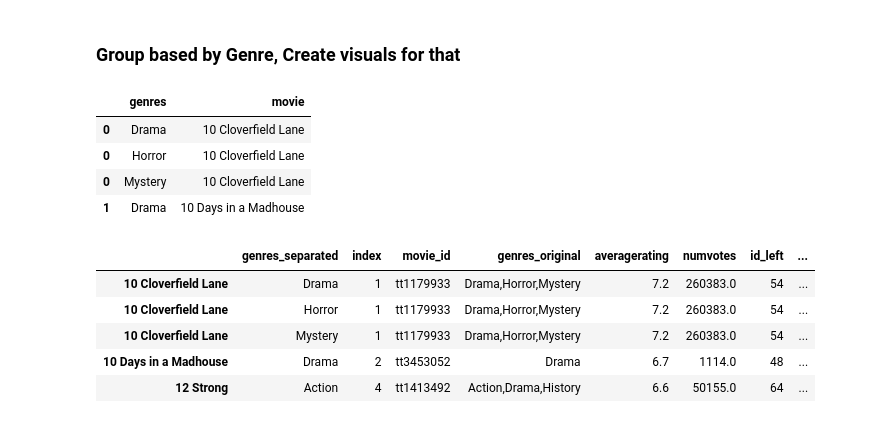
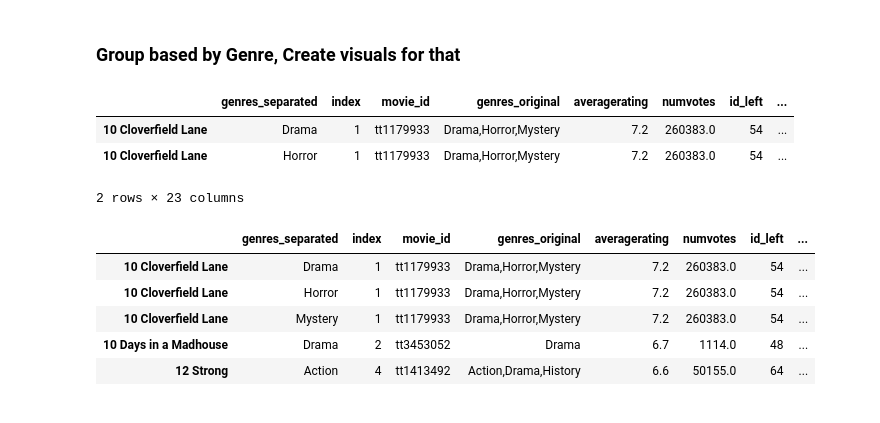
Before and after one commit to doriggs/Semester1Capstone, a Jupyter notebook: student.ipynb, the cells around one changed output. Saved outputs shown, nothing was run; the diff lists cells and outputs as text; code cells hidden in the pictures.

```diff
--- a/student.ipynb
+++ b/student.ipynb
@@ -113,9 +113,9 @@ imdb_df = imdb_df.reset_index()
 tn_movie_budgets_df = tn_movie_budgets_df.reset_index()
 imdb_tn_df = imdb_tn_df.reset_index()
 # Rename index -> primary_title
-imdb_tn_df.columns = ['primary_title', 'movie_id', 'genres', 'averagerating', 'numvotes', 'id',
-       'release_date', 'production_budget', 'domestic_gross',
-       'worldwide_gross']
+imdb_tn_df.columns = ['primary_title', 'movie_id', 'genres', 'averagerating',
+                      'numvotes', 'id', 'release_date', 'production_budget',
+                      'domestic_gross', 'worldwide_gross']
 # %%
 # Take a peek at the resulting table
 imdb_tn_df.head()
@@ -149,12 +149,6 @@ dtypes: float64(2), int64(1), object(7)
 memory usage: 298.2+ KB
 # %%
 # Convert $ strings to ints
-imdb_tn_df['production_budget'] = imdb_tn_df\
-                                        .production_budget\
-                                        .map(dollar_string_to_int)
-imdb_tn_df['domestic_gross'] = imdb_tn_df\
-                                        .domestic_gross\
-                                        .map(dollar_string_to_int)
-imdb_tn_df['worldwide_gross'] = imdb_tn_df\
-                                        .worldwide_gross\
-                                        .map(dollar_string_to_int)
+imdb_tn_df['production_budget'] = imdb_tn_df.production_budget.map(dollar_str_to_int)
+imdb_tn_df['domestic_gross'] = imdb_tn_df.domestic_gross.map(dollar_str_to_int)
+imdb_tn_df['worldwide_gross'] = imdb_tn_df.worldwide_gross.map(dollar_str_to_int)
@@ -172,17 +157,21 @@ imdb_tn_df.head()
 # language, to filter out non-english movies
 tmdb_movies_df = pd.read_csv('zippedData/tmdb.movies.csv.gz')
 # %%
+# Join our existing dataframe with the tmdb dataframe
 imdb_tn_df = imdb_tn_df.set_index('primary_title')
 tmdb_movies_df = tmdb_movies_df.set_index('title')
-imdb_tn_tmdb_df = imdb_tn_df.join(tmdb_movies_df, how='left', lsuffix='_left', rsuffix='_right')
+imdb_tn_tmdb_df = imdb_tn_df.join(tmdb_movies_df, how='left', lsuffix='_left',\
+                                  rsuffix='_right')
 imdb_tn_df = imdb_tn_df.reset_index()
 tmdb_movies_df = tmdb_movies_df.reset_index()
 imdb_tn_tmdb_df = imdb_tn_tmdb_df.reset_index()
-imdb_tn_tmdb_df.columns = ['primary_title', 'movie_id', 'genres', 'averagerating', 'numvotes', 'id_left',
-       'release_date_left', 'production_budget', 'domestic_gross',
-       'worldwide_gross', 'Unnamed: 0', 'genre_ids', 'id_right',
-       'original_language', 'original_title', 'popularity',
-       'release_date_right', 'vote_average', 'vote_count']
+imdb_tn_tmdb_df.columns = ['primary_title', 'movie_id', 'genres',
+                           'averagerating', 'numvotes', 'id_left',
+                           'release_date_left', 'production_budget',
+                           'domestic_gross', 'worldwide_gross', 'Unnamed: 0',
+                           'genre_ids', 'id_right', 'original_language',
+                           'original_title', 'popularity', 'release_date_right',
+                           'vote_average', 'vote_count']
 # %%
 # List info on the table
 imdb_tn_tmdb_df.info()
@@ -218,16 +207,17 @@ Now, the imdb_tn_tmdb_df should be usable for analysis!
 # Splitting the genre column into separate rows for each listed genre
 imdb_tn_df = imdb_tn_tmdb_df.reset_index()
 imdb_tn_split_df = imdb_tn_df
-imdb_tn_split_df = pd.DataFrame({'genres':imdb_tn_split_df.genres.str.split(','), 'movie':imdb_tn_split_df.primary_title}, ).explode('genres')
+imdb_tn_split_df = pd.DataFrame({'genres':imdb_tn_split_df.genres.str.split(','),\
+                                 'movie':imdb_tn_split_df.primary_title}, )\
+                        .explode('genres')
 # %%
 # Check that the result looks as expected
-imdb_tn_split_df.head(4)
+imdb_tn_split_df.head(2)
 # %% [output]
-|  | genres | movie |
-| 0 | Drama | 10 Cloverfield Lane |
-| 0 | Horror | 10 Cloverfield Lane |
-| 0 | Mystery | 10 Cloverfield Lane |
-| 1 | Drama | 10 Days in a Madhouse |
+|  | genres_separated | index | movie_id | genres_original | averagerating | numvotes | id_left | ... |
+| 10 Cloverfield Lane | Drama | 1 | tt1179933 | Drama,Horror,Mystery | 7.2 | 260383.0 | 54 | ... |
+| 10 Cloverfield Lane | Horror | 1 | tt1179933 | Drama,Horror,Mystery | 7.2 | 260383.0 | 54 | ... |
+2 rows × 23 columns
 # %%
 # Join back with the original dataframe to get the rest of the columns,
 # since we only have genre and movie name.
```
Also changed, not shown: parts of 9 cells of this notebook.
